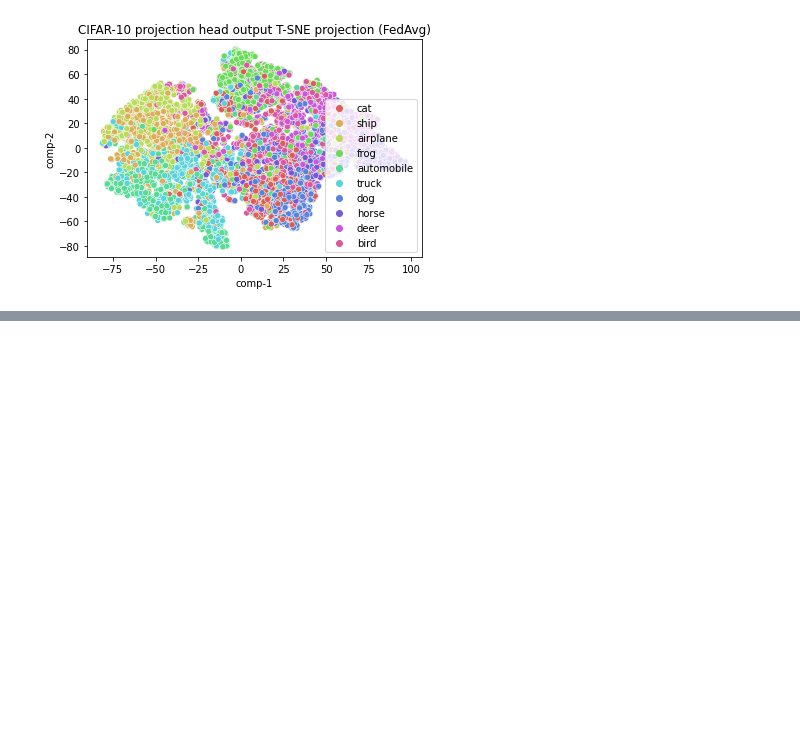
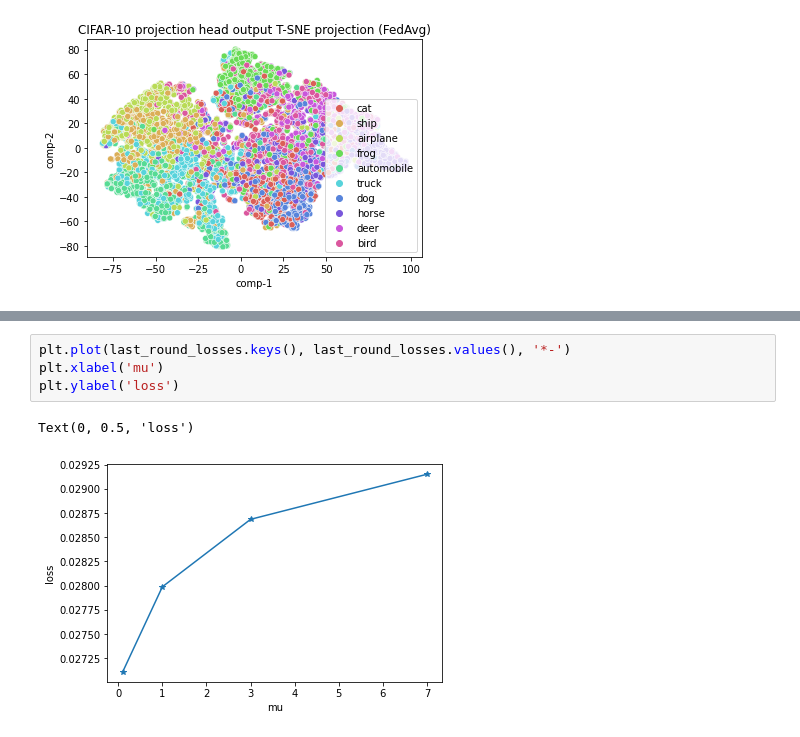
Before and after one commit to minaremeli/MOON, a Jupyter notebook: Experiments evaluation.ipynb, the cells around one changed output, grey strips where cells are left out. Drawn from its saved outputs; the diff is of its cells as text; blank space fills up the shorter version.

```diff
--- a/Experiments evaluation.ipynb
+++ b/Experiments evaluation.ipynb
@@ -300,0 +333,7 @@ sns.scatterplot(x="comp-1", y="comp-2", hue=df.y.tolist(),
+# %%
+plt.plot(last_round_losses.keys(), last_round_losses.values(), '*-')
+plt.xlabel('mu')
+plt.ylabel('loss')
+# %% [output]
+Text(0, 0.5, 'loss')
+[figure, added]
```
Also changed, not shown: parts of 3 cells of this notebook, 2 other files.
